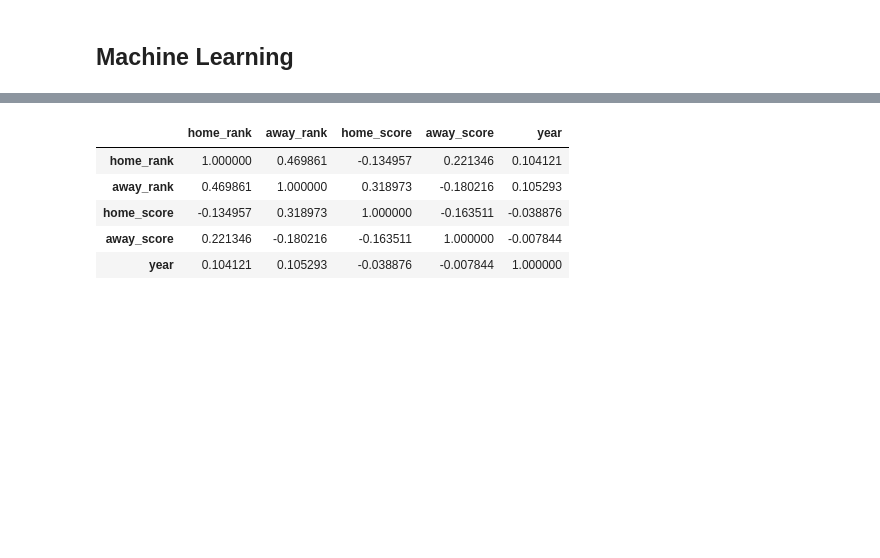
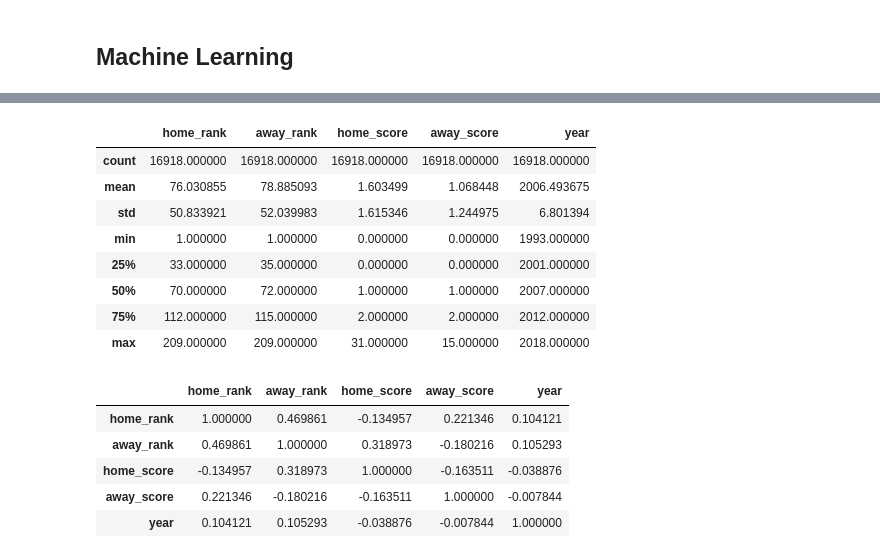
Before and after one commit to PrecyMaeMwanyungu/Football-predictions-using-machine-learning, a Jupyter notebook: Precy_Mae_Core_W6_Project.ipynb, the cells around one changed output, grey strips where cells are left out. Drawn from its saved outputs; the diff is of its cells as text; code cells hidden in the pictures; blank space fills up the shorter version.

```diff
--- a/Precy_Mae_Core_W6_Project.ipynb
+++ b/Precy_Mae_Core_W6_Project.ipynb
@@ -878,6 +879,19 @@ df2.head(2)
 |  | home_team | away_team | home_rank | away_rank | home_score | away_score | tournament | home_results | year |
 | 0 | Colombia | Paraguay | 19 | 67 | 0 | 0 | FIFA World Cup qualification | draw | 1993 |
 | 1 | Argentina | Paraguay | 5 | 67 | 0 | 0 | FIFA World Cup qualification | draw | 1993 |
+# %%
+# Get the statistical measures of our variables
+df2.describe()
+# %% [output]
+|  | home_rank | away_rank | home_score | away_score | year |
+| count | 16918.000000 | 16918.000000 | 16918.000000 | 16918.000000 | 16918.000000 |
+| mean | 76.030855 | 78.885093 | 1.603499 | 1.068448 | 2006.493675 |
+| std | 50.833921 | 52.039983 | 1.615346 | 1.244975 | 6.801394 |
+| min | 1.000000 | 1.000000 | 0.000000 | 0.000000 | 1993.000000 |
+| 25% | 33.000000 | 35.000000 | 0.000000 | 0.000000 | 2001.000000 |
+| 50% | 70.000000 | 72.000000 | 1.000000 | 1.000000 | 2007.000000 |
+| 75% | 112.000000 | 115.000000 | 2.000000 | 2.000000 | 2012.000000 |
+| max | 209.000000 | 209.000000 | 31.000000 | 15.000000 | 2018.000000 |
 # %%
 # Testing for multicollinearity
 # First test the correlations
```
Also changed, not shown: parts of 20 cells of this notebook.
